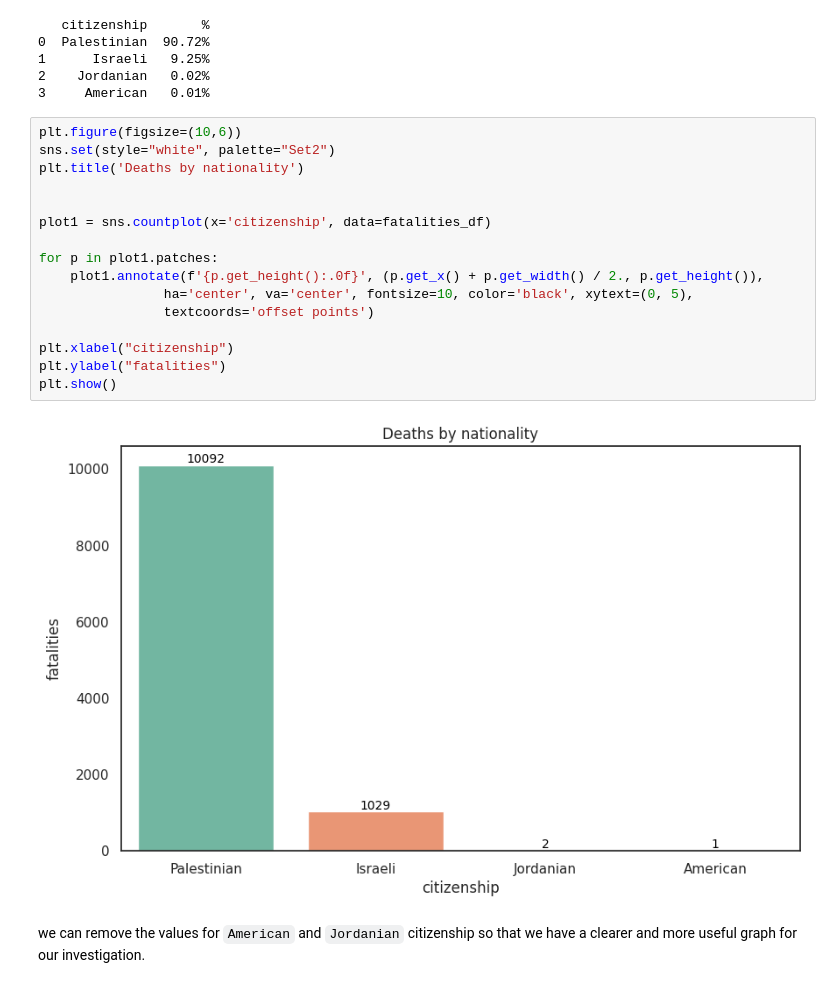
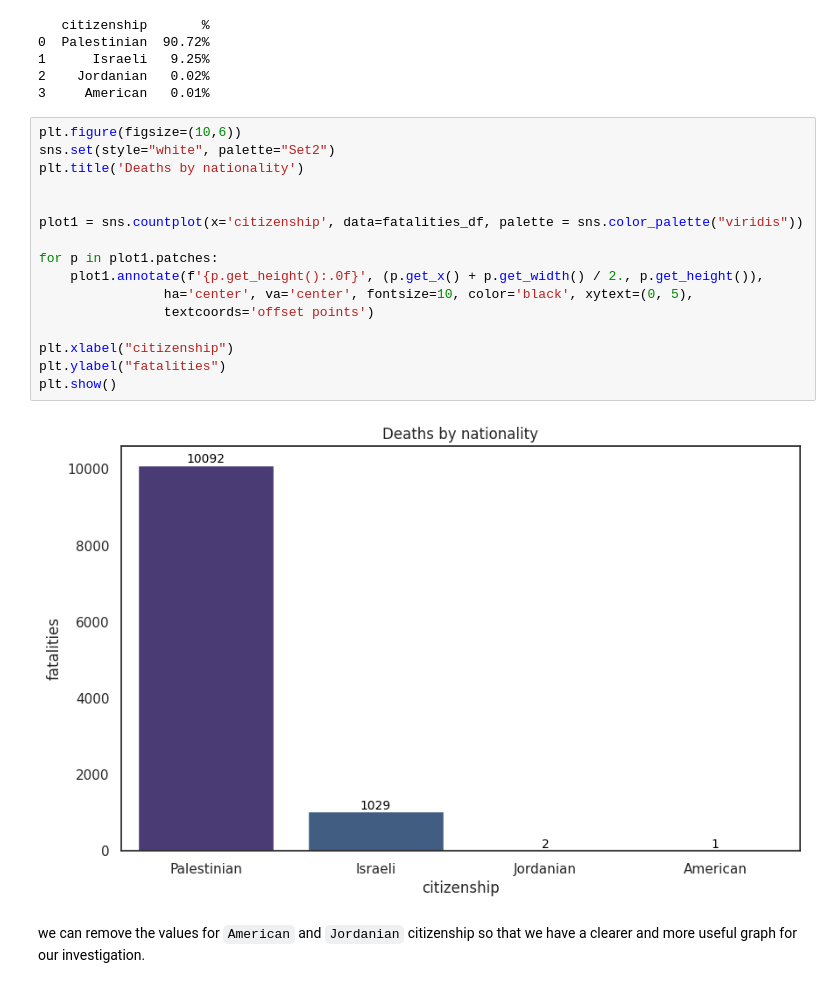
Before and after one commit to exdsgift/IPC-MideastAnalytics, a Jupyter notebook: Fatalities_Project.ipynb, the cells around one changed output. Cells and saved outputs as stored; diff of their text form.

```diff
--- a/Fatalities_Project.ipynb
+++ b/Fatalities_Project.ipynb
@@ -270,21 +271,21 @@ print(tab1)
 # %%
 plt.figure(figsize=(10,6))
 sns.set(style="white", palette="Set2")
 plt.title('Deaths by nationality')
 
 
-plot1 = sns.countplot(x='citizenship', data=fatalities_df)
+plot1 = sns.countplot(x='citizenship', data=fatalities_df, palette = sns.color_palette("viridis"))
 
 for p in plot1.patches:
     plot1.annotate(f'{p.get_height():.0f}', (p.get_x() + p.get_width() / 2., p.get_height()),
                 ha='center', va='center', fontsize=10, color='black', xytext=(0, 5),
                 textcoords='offset points')
 
 plt.xlabel("citizenship")
 plt.ylabel("fatalities")
 plt.show()
 # %% [output]
-[figure, old version]
+[figure, new version]
 # %% [markdown]
 we can remove the values for `American`  and `Jordanian` citizenship so that we have a clearer and more useful graph for our investigation.
 # %%
```
Also changed, not shown: parts of 8 cells of this notebook.
